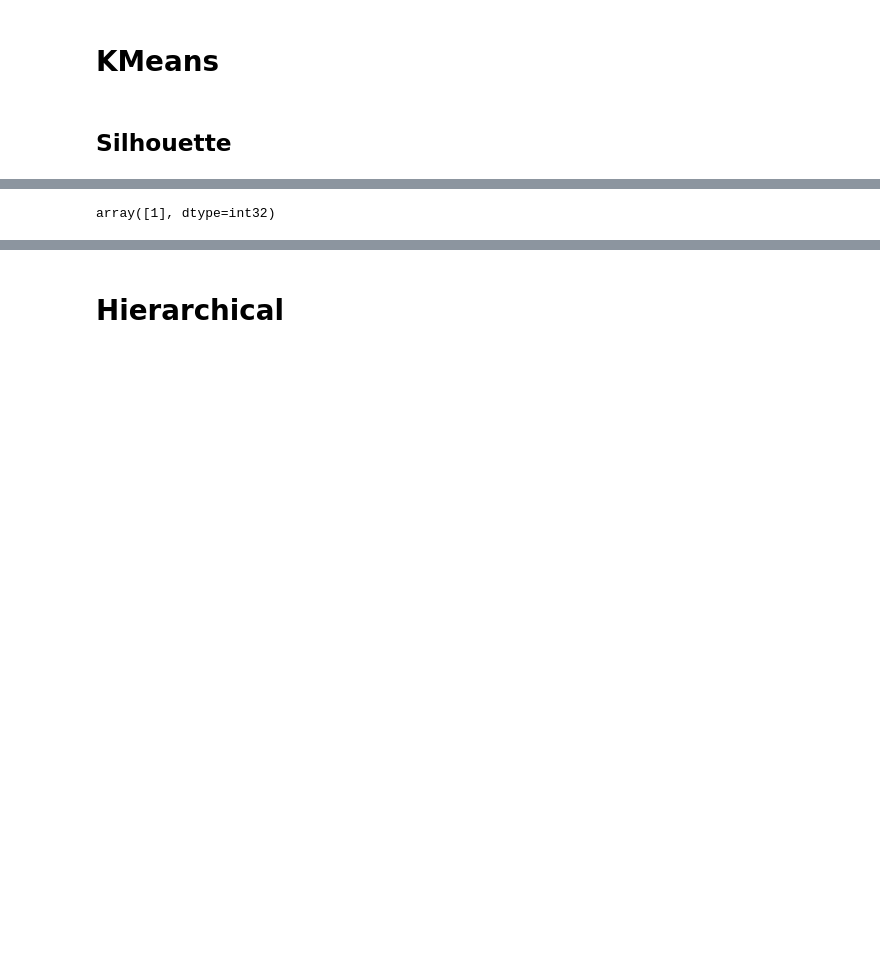
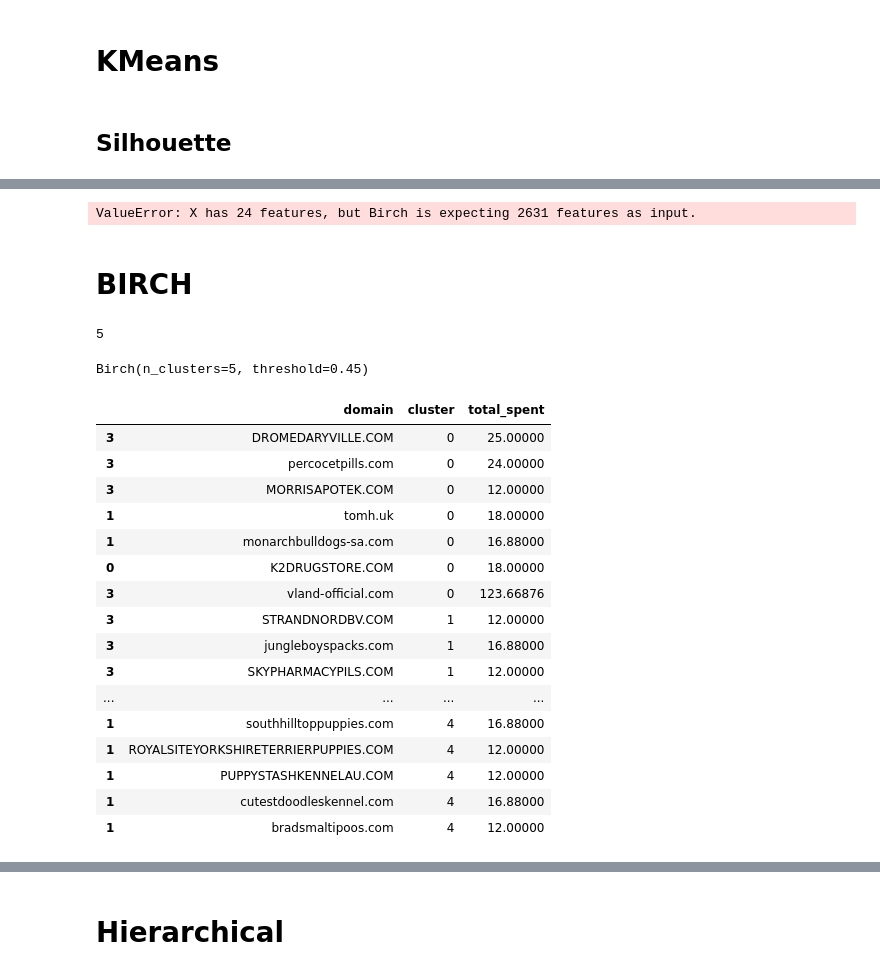
Before and after one commit to ConnorCairns/FraudBoard, a Jupyter notebook: backend/categorize/Categorization.ipynb, the cells around one changed output, grey strips where cells are left out. Saved outputs shown, nothing was run; the diff lists cells and outputs as text; code cells hidden in the pictures; blank space fills up the shorter version.

```diff
--- a/backend/categorize/Categorization.ipynb
+++ b/backend/categorize/Categorization.ipynb
@@ -184,4 +192,6 @@ for key, item in grouped_df:
 # %%
-kmeans.predict(tfidf.fit_transform(list(tokens.values()))[1])
+kmeans.predict(tfidf.fit_transform(list(tokens.values())[1]))
 # %% [output]
-array([1], dtype=int32)
+ValueError: X has 24 features, but Birch is expecting 2631 features as input.
+# %% [markdown]
+# BIRCH
@@ -187,0 +200,19 @@ array([1], dtype=int32)
+# %%
+s = []
+k_max = 10
+
+for k in range(2, k_max):
+    kmeans = Birch(n_clusters=k, threshold=0.45)
+    kmeans.fit(tfidf_matrix)
+
+    s.append(silhouette_score(tfidf_matrix, kmeans.labels_, metric="euclidean"))
+
+best_k = s.index(max(s)) + 2
+best_k
+# %% [output]
+5
+# %%
+brc = Birch(n_clusters=best_k, threshold=0.45)
+brc.fit(tfidf_matrix)
+# %% [output]
+Birch(n_clusters=5, threshold=0.45)
@@ -187,0 +224,27 @@ array([1], dtype=int32)
+# %%
+birch_clusters = brc.labels_.tolist()
+
+birch_domains = {'domain': tokens.keys(), 'cluster': birch_clusters, 'total_spent': list(costs.values())}
+
+birch_df = pd.DataFrame(birch_domains, index=[clusters], columns=['domain', 'cluster', 'total_spent'])
+birch_grouped_df = birch_df.groupby('cluster')
+# %%
+birch_df.sort_values(by=['cluster'])
+# %% [output]
+|  | domain | cluster | total_spent |
+| 3 | DROMEDARYVILLE.COM | 0 | 25.00000 |
+| 3 | percocetpills.com | 0 | 24.00000 |
+| 3 | MORRISAPOTEK.COM | 0 | 12.00000 |
+| 1 | tomh.uk | 0 | 18.00000 |
+| 1 | monarchbulldogs-sa.com | 0 | 16.88000 |
+| 0 | K2DRUGSTORE.COM | 0 | 18.00000 |
+| 3 | vland-official.com | 0 | 123.66876 |
+| 3 | STRANDNORDBV.COM | 1 | 12.00000 |
+| 3 | jungleboyspacks.com | 1 | 16.88000 |
+| 3 | SKYPHARMACYPILS.COM | 1 | 12.00000 |
+| ... | ... | ... | ... |
+| 1 | southhilltoppuppies.com | 4 | 16.88000 |
+| 1 | ROYALSITEYORKSHIRETERRIERPUPPIES.COM | 4 | 12.00000 |
+| 1 | PUPPYSTASHKENNELAU.COM | 4 | 12.00000 |
+| 1 | cutestdoodleskennel.com | 4 | 16.88000 |
+| 1 | bradsmaltipoos.com | 4 | 12.00000 |
```
Also changed, not shown: parts of 15 cells of this notebook, 3 other files.
